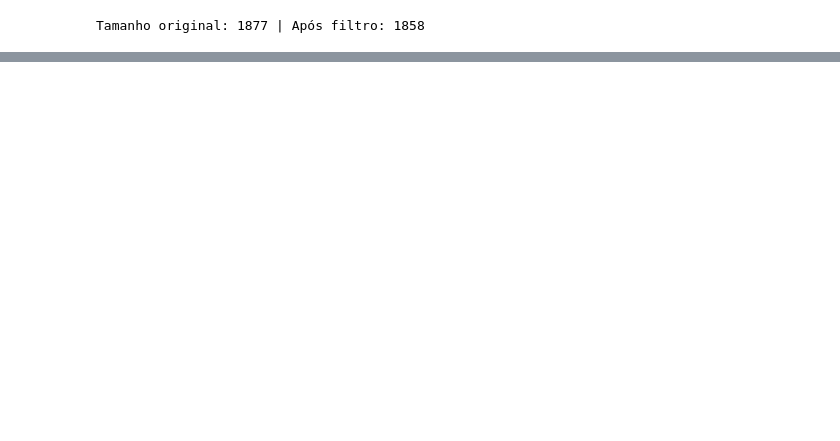
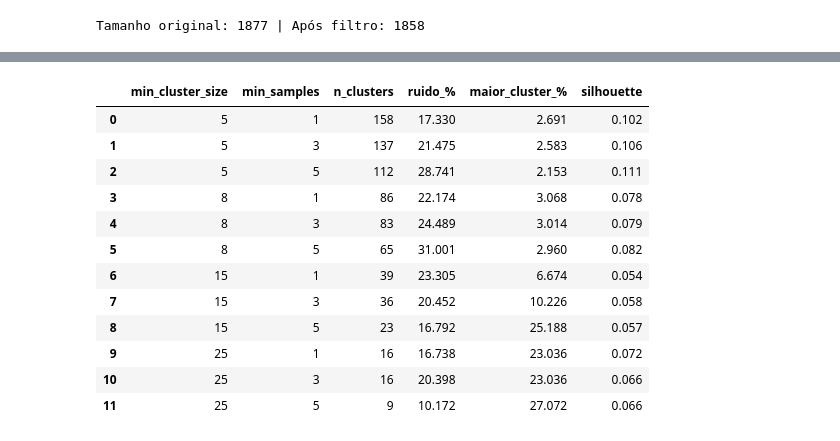
Before and after one commit to gpaulovit/RES-IA-Challenge-1, a Jupyter notebook: experiments/02_clusters.ipynb, the cells around one changed output, grey strips where cells are left out. Cells and saved outputs as stored; diff of their text form; code cells hidden in the pictures; blank space fills up the shorter version.

Commit message:
feat: clusters

```diff
--- a/experiments/02_clusters.ipynb
+++ b/experiments/02_clusters.ipynb
@@ -40,10 +40,2 @@ print(f"Tamanho original: {len(df)} | Após filtro: {len(df_filtrado)}\n")
 # %% [output]
 Tamanho original: 1877 | Após filtro: 1858
-# %%
-valores_k = [10, 15, 20, 30, 40]
-print("--- Teste de Baseline: KMeans ---")
-for k in valores_k:
-    kmeans = KMeans(n_clusters=k, random_state=42, n_init='auto')
-    labels = kmeans.fit_predict(E)
-    score = silhouette_score(E, labels, metric="cosine")
-    print(f"K={k:2d} | Silhouette Score: {score:.4f}")
@@ -56,0 +44,9 @@ K=40 | Silhouette Score: 0.0561
+# %%
+linhas = []
+for k in [10, 15, 20, 30, 40]:
+    labels = KMeans(n_clusters=k, random_state=SEED, n_init="auto").fit_predict(E)
+    linhas.append({"k": k, "silhouette": silhouette_score(E, labels, metric="cosine")})
+
+kmeans_res = pd.DataFrame(linhas)
+kmeans_res.to_csv(RESULTS / "kmeans_silhouette.csv", index=False)
+kmeans_res.round(4)
@@ -96,0 +70,36 @@ for c in clusters_sorteados:
+# %%
+E5 = umap.UMAP(n_components=5, n_neighbors=15, min_dist=0.0, metric="cosine", random_state=SEED).fit_transform(E)
+# %%
+def resumo_hdbscan(labels):
+    validos = labels >= 0
+    return {
+        "n_clusters": labels.max() + 1,
+        "ruido_%": 100 * (~validos).mean(),
+        "maior_cluster_%": 100 * np.bincount(labels[validos]).max() / len(labels),
+        # silhouette no espaço original (cosseno), sem o ruído
+        "silhouette": silhouette_score(E[validos], labels[validos], metric="cosine"),
+    }
+
+linhas = []
+for mcs in [5, 8, 15, 25]:
+    for ms in [1, 3, 5]:
+        labels = HDBSCAN(min_cluster_size=mcs, min_samples=ms, copy=True).fit_predict(E5)
+        linhas.append({"min_cluster_size": mcs, "min_samples": ms, **resumo_hdbscan(labels)})
+
+sweep = pd.DataFrame(linhas)
+sweep.to_csv(RESULTS / "hdbscan_sweep.csv", index=False)
+sweep.round(3)
+# %% [output]
+|  | min_cluster_size | min_samples | n_clusters | ruido_% | maior_cluster_% | silhouette |
+| 0 | 5 | 1 | 158 | 17.330 | 2.691 | 0.102 |
+| 1 | 5 | 3 | 137 | 21.475 | 2.583 | 0.106 |
+| 2 | 5 | 5 | 112 | 28.741 | 2.153 | 0.111 |
+| 3 | 8 | 1 | 86 | 22.174 | 3.068 | 0.078 |
+| 4 | 8 | 3 | 83 | 24.489 | 3.014 | 0.079 |
+| 5 | 8 | 5 | 65 | 31.001 | 2.960 | 0.082 |
+| 6 | 15 | 1 | 39 | 23.305 | 6.674 | 0.054 |
+| 7 | 15 | 3 | 36 | 20.452 | 10.226 | 0.058 |
+| 8 | 15 | 5 | 23 | 16.792 | 25.188 | 0.057 |
+| 9 | 25 | 1 | 16 | 16.738 | 23.036 | 0.072 |
+| 10 | 25 | 3 | 16 | 20.398 | 23.036 | 0.066 |
+| 11 | 25 | 5 | 9 | 10.172 | 27.072 | 0.066 |
```
Also changed, not shown: parts of 26 cells of this notebook, 8 other files.
